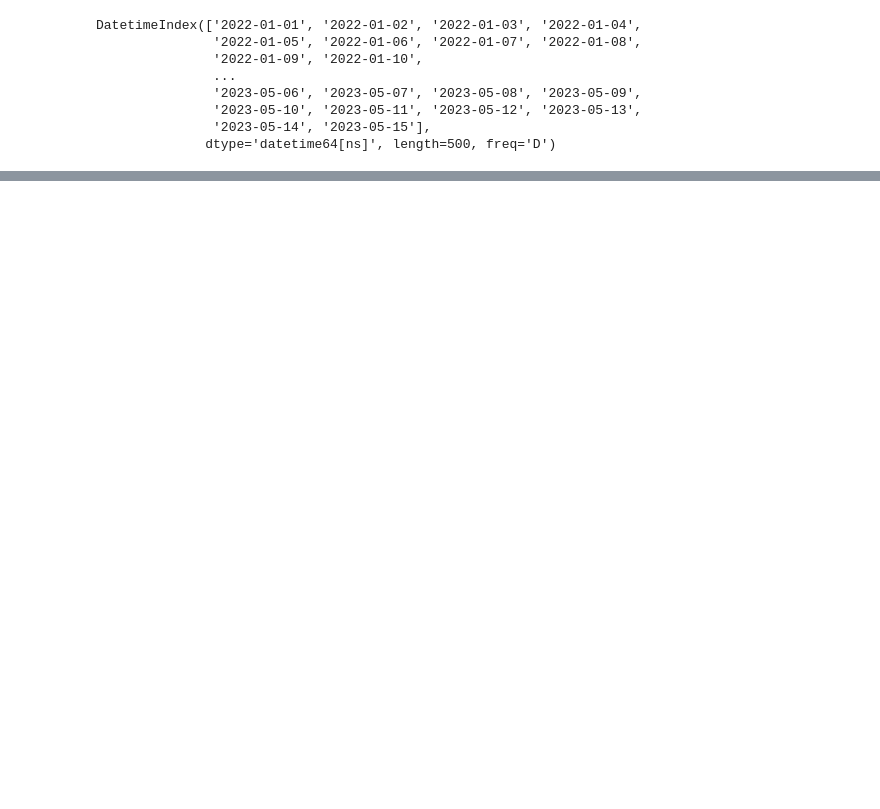
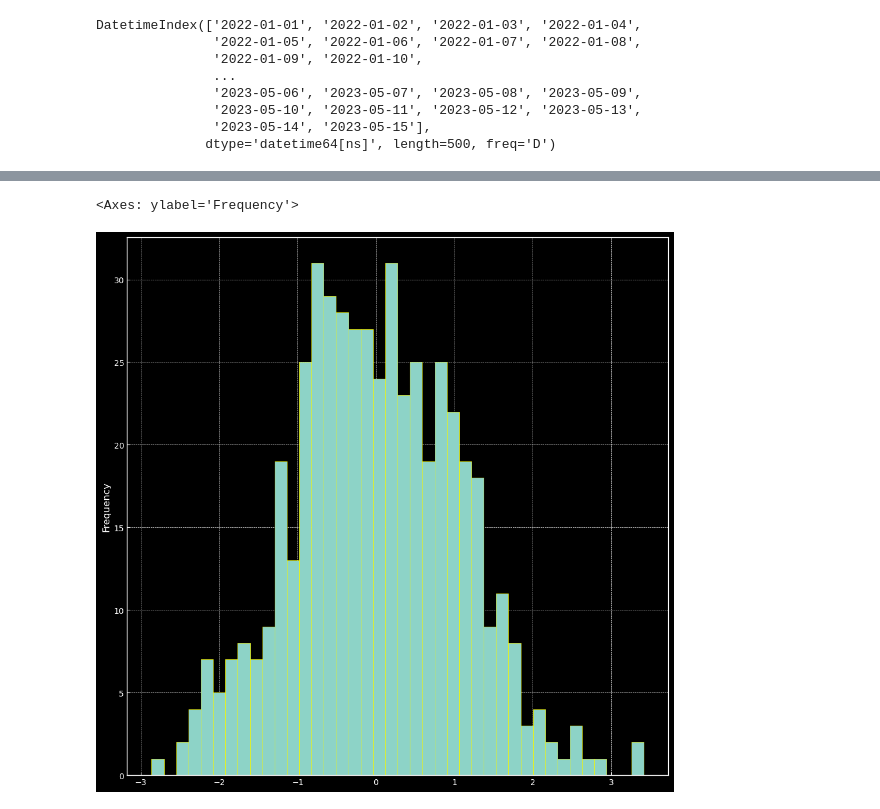
Before and after one commit to MDalamin5/Data-Science-ML, a Jupyter notebook: Python-Libraries_and_OOPs/Ostad-PY-Libraries/Week-8-Data-visualization/Pandas/class/main.ipynb, the cells around one changed output, grey strips where cells are left out. Saved outputs shown, nothing was run; the diff lists cells and outputs as text; code cells hidden in the pictures; blank space fills up the shorter version.

```diff
--- a/Python-Libraries_and_OOPs/Ostad-PY-Libraries/Week-8-Data-visualization/Pandas/class/main.ipynb
+++ b/Python-Libraries_and_OOPs/Ostad-PY-Libraries/Week-8-Data-visualization/Pandas/class/main.ipynb
@@ -76,0 +82,5 @@ df1['A'].hist(bins=30, edgecolor='black', figsize=(12, 5))
+# %%
+df1['A'].plot(kind='hist', bins = 40, figsize=(12, 12), edgecolor='yellow')
+# %% [output]
+<Axes: ylabel='Frequency'>
+[figure, added]
```
Also changed, not shown: parts of 28 cells of this notebook.
